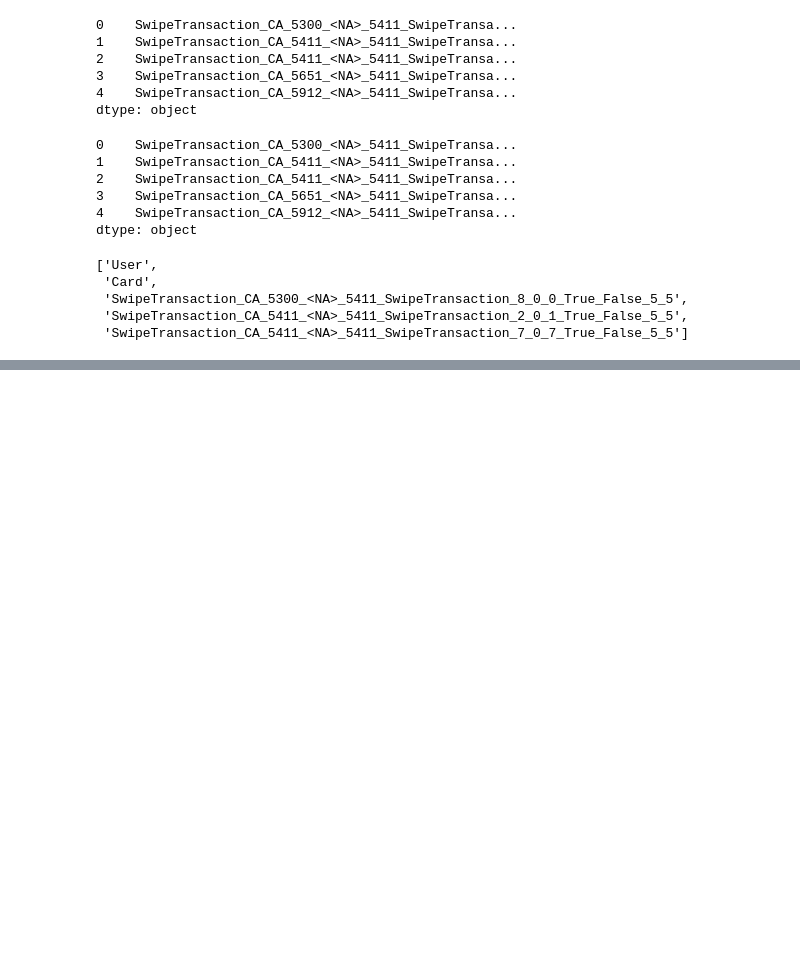
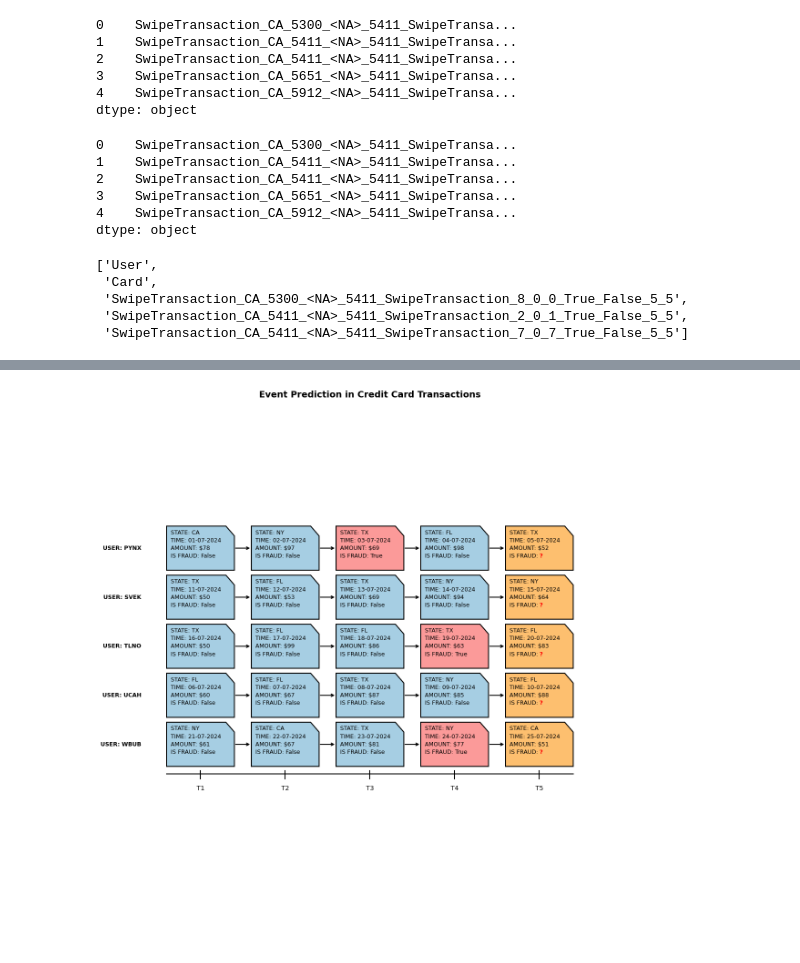
Before and after one commit to alexstein0/event_prediction, a Jupyter notebook: dataset_visualization.ipynb, the cells around one changed output, grey strips where cells are left out. Drawn from its saved outputs; the diff is of its cells as text; code cells hidden in the pictures; blank space fills up the shorter version.

```diff
--- a/dataset_visualization.ipynb
+++ b/dataset_visualization.ipynb
@@ -92,0 +328,96 @@ post_processed_data[:5]
+# %%
+import matplotlib.pyplot as plt
+import matplotlib.patches as patches
+import pandas as pd
+import numpy as np
+
+# Function to create a custom shape with the top right corner cut off
+def create_custom_card(x, y, width, height, color):
+    vertices = [
+        (x - width / 2, y - height / 2),  # bottom-left
+        (x + width / 2, y - height / 2),  # bottom-right
+        (x + width / 2, y + height / 2 - 0.1),  # top-right (cut-off)
+        (x + width / 2 - 0.1, y + height / 2),  # top-right (cut-off)
+        (x - width / 2, y + height / 2),  # top-left
+        (x - width / 2, y - height / 2)   # back to bottom-left
+    ]
+    codes = [patches.Path.MOVETO, patches.Path.LINETO, patches.Path.LINETO, patches.Path.LINETO, patches.Path.LINETO, patches.Path.CLOSEPOLY]
+    path = patches.Path(vertices, codes)
+    patch = patches.PathPatch(path, facecolor=color, edgecolor='black', linewidth=1.5)
+    return patch
+
+# Create figure
+fig, ax = plt.subplots(figsize=(12, 15))
+
+# Adjust layout to reduce space between title and sequences
+plt.subplots_adjust(top=0.9)
+
+# Define y positions for each sequence with reduced spacing between rows
+y_positions = np.linspace(2, 4, 5)  # Reduced spacing between rows
+
+# Adjust the width and height of each custom card shape
+card_width = 0.8
+card_height = 0.45
+text_spacing = 0.08
+
+# Define the colors for each fraud status
+color_mapping = {
+    'T': 'fb9a99',  # Red
+    'F': 'a6cee3',  # Blue
+    '?': 'fdbf6f'  # Yellow
+}
+
+# Iterate over each sequence
+for user_num, y_position in enumerate(y_positions):
+    user_id = user_list[user_num]
+    print(user_id)
+    subset = df_sorted[df_sorted['User'] == user_id]
+    x_positions = np.linspace(1, 5, 5)
+
+    # Plot each transaction
+    # user = subset['User'].iloc[0]  # Get the user for this row
+    user = user_id
+    plt.text(0.3, y_position, f'USER: {user}', ha="right", va="center", fontsize=9, weight='bold')
+    for i, (index, row) in enumerate(subset.iterrows()):
+        x = x_positions[i]
+        state = row['State']
+        timestamp = row['Time']
+        amount = row['Amount']
+        fraud = row['Is Fraud']
+        color = "#" + color_mapping.get(fraud[0])
+
+
+        card_box = create_custom_card(x, y_position, card_width, card_height, color)
+        ax.add_patch(card_box)
+        plt.text(x - 0.35, y_position + (2 * text_spacing), f'STATE: {state}', ha="left", va="center", fontsize=9)
+        plt.text(x - 0.35, y_position + (1 * text_spacing), f'TIME: {timestamp}', ha="left", va="center", fontsize=9)
+        plt.text(x - 0.35, y_position + (0 * text_spacing), f'AMOUNT: ${amount}', ha="left", va="center", fontsize=9)
+        if fraud == '?':
+            plt.text(x - 0.35, y_position - (1 * text_spacing), f'IS FRAUD: ', ha="left", va="center", fontsize=9)
+            plt.text(x, y_position - (1 * text_spacing), f'{fraud}', ha="left", va="center", fontsize=9, color='red', weight='bold')
+        else:
+            plt.text(x - 0.35, y_position - (1 * text_spacing), f'IS FRAUD: {fraud}', ha="left", va="center", fontsize=9)
+
+    # Add arrows to connect the transactions
+    for i in range(len(x_positions) - 1):
+        ax.annotate('', xy=(x_positions[i + 1] - 0.4, y_position), xytext=(x_positions[i] + 0.4, y_position),
+                    arrowprops=dict(facecolor='black', arrowstyle='->', lw=1.5))
+
+# Add a single timeline at the bottom of all transactions
+bottom_y_position = y_positions[-1] - 1.8  # Adjust to place it right under the last row
+plt.plot([0.6, 5.4], [bottom_y_position - 0.5, bottom_y_position - 0.5], color='black', lw=1.5)
+for i, x in enumerate(x_positions):
+    plt.text(x, bottom_y_position - 0.65, f'T{i + 1}', ha='center', va='center', fontsize=10)
+    plt.plot([x, x], [bottom_y_position - 0.55, bottom_y_position - 0.47], color='black', lw=1.5)
+
+# Set limits and hide axes
+ax.set_xlim(0.5, 5.5)
+ax.set_ylim(0, 5.5)  # Adjusted ylim to keep rows closer to title
+ax.axis('off')
+
+# Add title
+plt.title("Event Prediction in Credit Card Transactions", fontsize=14, weight='bold')
+plt.savefig('credit_card_transactions.png', format='png', bbox_inches='tight')
+# Show the plot
+plt.show()
+# %% [output]
@@ -92,0 +429 @@ post_processed_data[:5]
+[figure, added]
```
Also changed, not shown: parts of 13 cells of this notebook, 2 other files.
